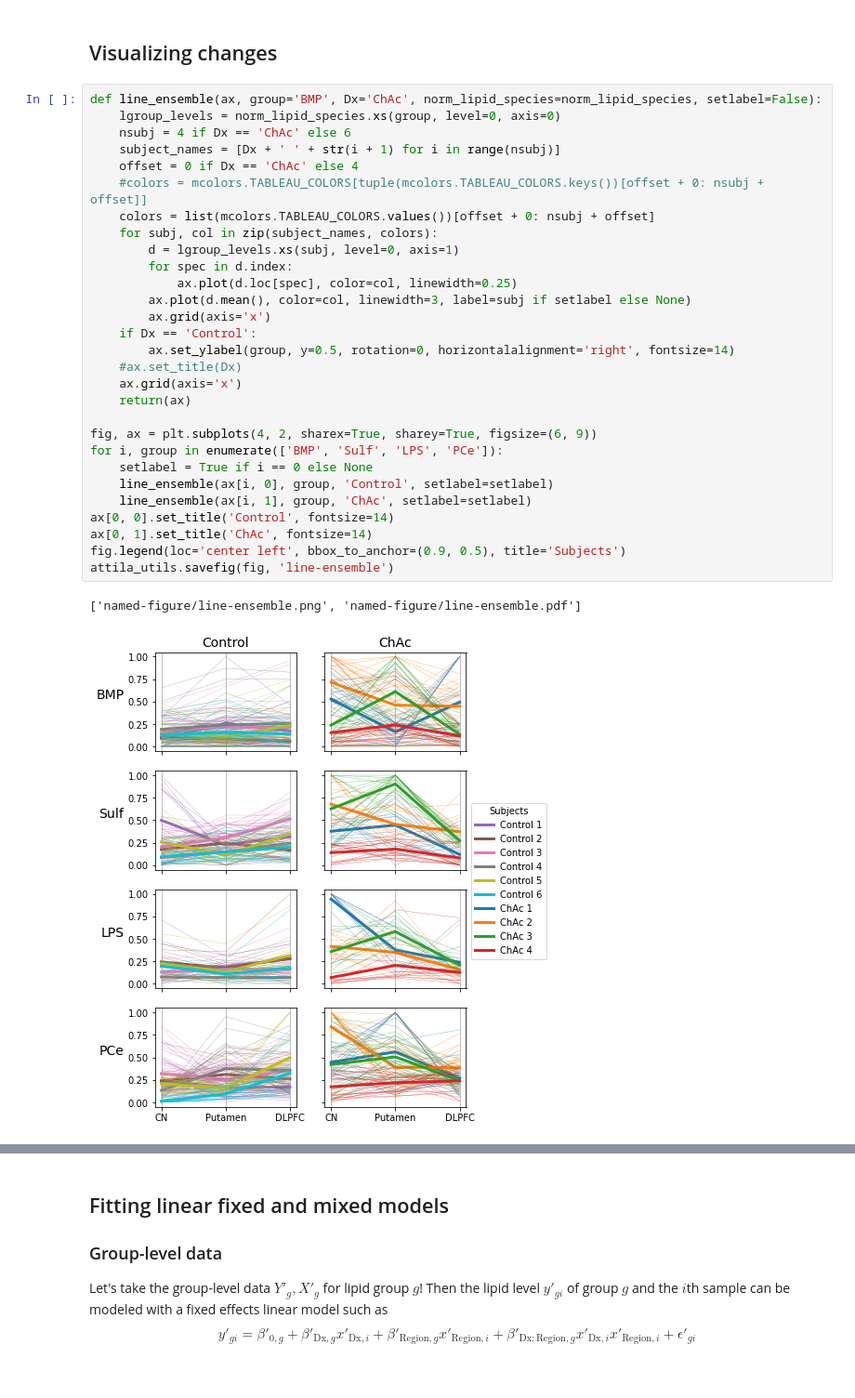
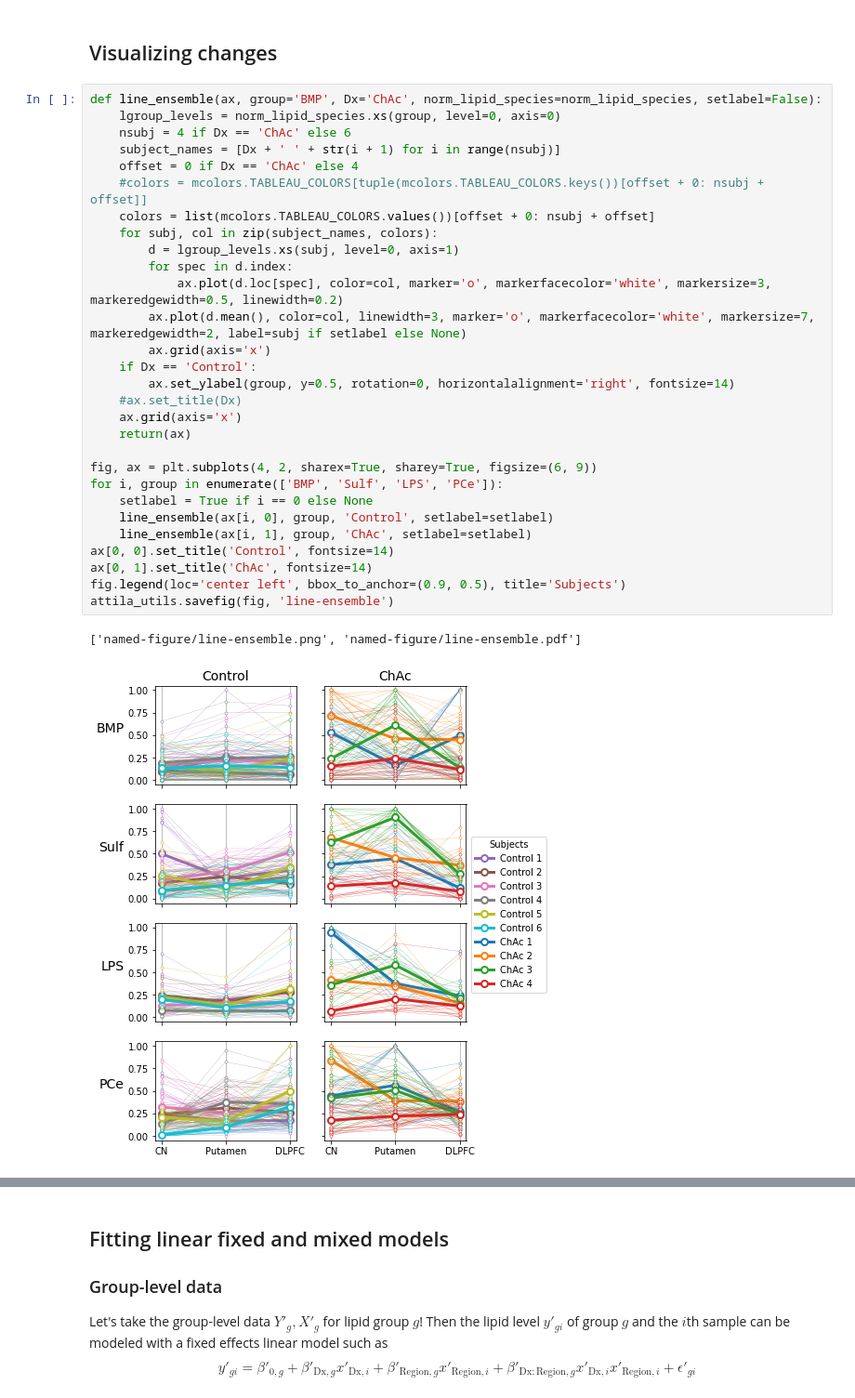
Before and after one commit to attilagk/Gabriel, a Jupyter notebook: notebooks/2022-09-04-mixed-models/2022-09-04-mixed-models.ipynb, the cells around one changed output, grey strips where cells are left out. Shown at 93% size. Drawn from its saved outputs; the diff is of its cells as text.

```diff
--- a/notebooks/2022-09-04-mixed-models/2022-09-04-mixed-models.ipynb
+++ b/notebooks/2022-09-04-mixed-models/2022-09-04-mixed-models.ipynb
@@ -162,35 +162,35 @@ fig, ax = heatmap('PG', is_normalized=True)
 # %%
 def line_ensemble(ax, group='BMP', Dx='ChAc', norm_lipid_species=norm_lipid_species, setlabel=False):
     lgroup_levels = norm_lipid_species.xs(group, level=0, axis=0)
     nsubj = 4 if Dx == 'ChAc' else 6
     subject_names = [Dx + ' ' + str(i + 1) for i in range(nsubj)]
     offset = 0 if Dx == 'ChAc' else 4
     #colors = mcolors.TABLEAU_COLORS[tuple(mcolors.TABLEAU_COLORS.keys())[offset + 0: nsubj + offset]]
     colors = list(mcolors.TABLEAU_COLORS.values())[offset + 0: nsubj + offset]
     for subj, col in zip(subject_names, colors):
         d = lgroup_levels.xs(subj, level=0, axis=1)
         for spec in d.index:
-            ax.plot(d.loc[spec], color=col, linewidth=0.25)
-        ax.plot(d.mean(), color=col, linewidth=3, label=subj if setlabel else None)
+            ax.plot(d.loc[spec], color=col, marker='o', markerfacecolor='white', markersize=3, markeredgewidth=0.5, linewidth=0.2)
+        ax.plot(d.mean(), color=col, linewidth=3, marker='o', markerfacecolor='white', markersize=7, markeredgewidth=2, label=subj if setlabel else None)
         ax.grid(axis='x')
     if Dx == 'Control':
         ax.set_ylabel(group, y=0.5, rotation=0, horizontalalignment='right', fontsize=14)
     #ax.set_title(Dx)
     ax.grid(axis='x')
     return(ax)
 
 fig, ax = plt.subplots(4, 2, sharex=True, sharey=True, figsize=(6, 9))
 for i, group in enumerate(['BMP', 'Sulf', 'LPS', 'PCe']):
     setlabel = True if i == 0 else None
     line_ensemble(ax[i, 0], group, 'Control', setlabel=setlabel)
     line_ensemble(ax[i, 1], group, 'ChAc', setlabel=setlabel)
 ax[0, 0].set_title('Control', fontsize=14)
 ax[0, 1].set_title('ChAc', fontsize=14)
 fig.legend(loc='center left', bbox_to_anchor=(0.9, 0.5), title='Subjects')
 attila_utils.savefig(fig, 'line-ensemble')
 # %% [output]
 ['named-figure/line-ensemble.png', 'named-figure/line-ensemble.pdf']
-[figure, old version]
+[figure, new version]
 # %%
 fig, ax = plt.subplots(1, 2, sharex=True, sharey=True)
 line_ensemble(ax[0], 'NAPS', 'Control')
```
Also changed, not shown: parts of 19 cells of this notebook.
